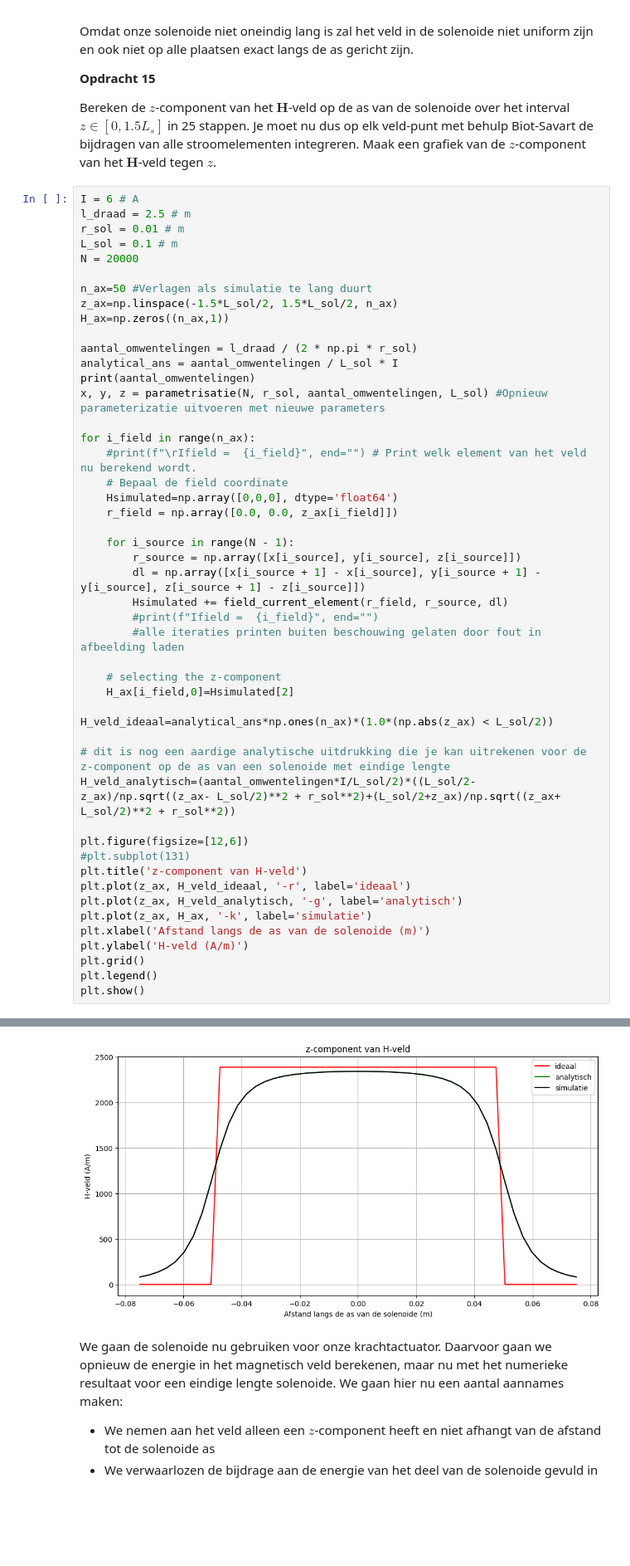
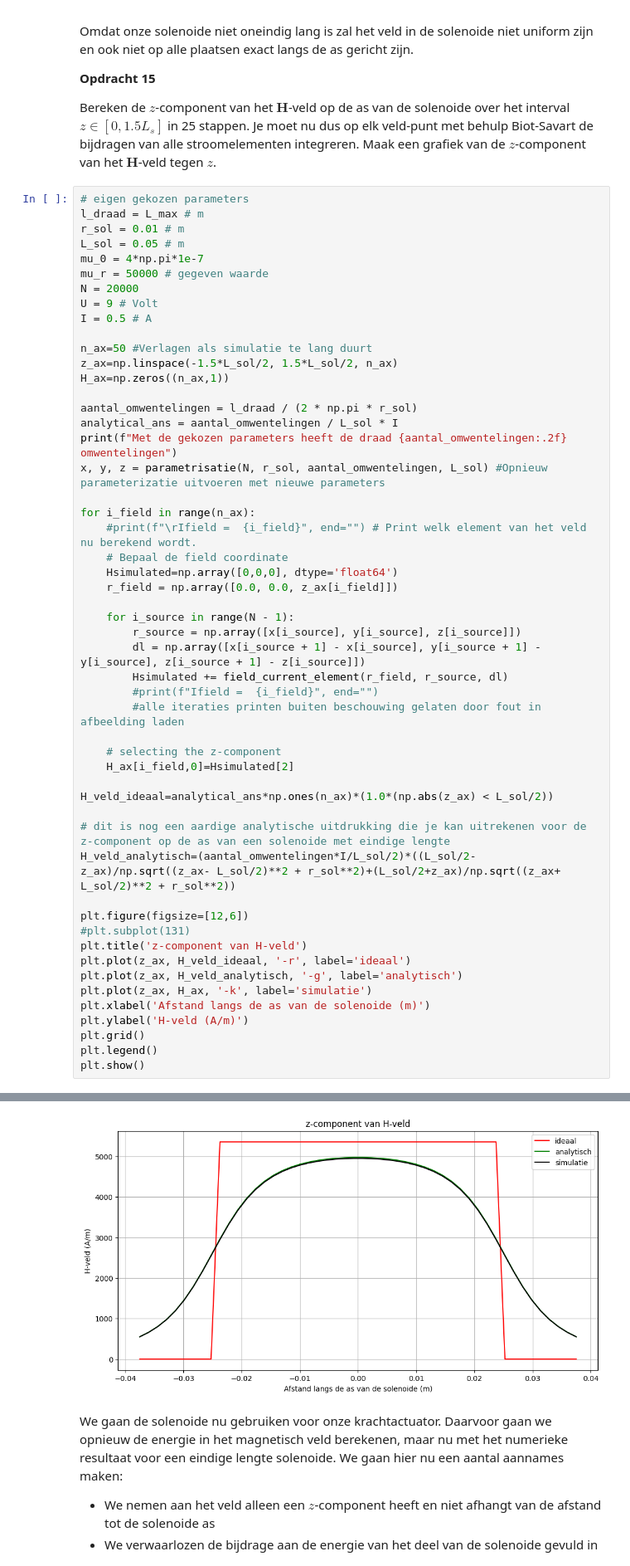
Before and after one commit to meesvanzeeland-ops/opdrachten-DEF-D, a Jupyter notebook: DigitaleOntwerpopdrachten/2KrachtactuatorOpdracht/Archive/KrachtactuatorOpdracht.ipynb, the cells around one changed output, grey strips where cells are left out. Shown at 83% size. Drawn from its saved outputs; the diff is of its cells as text; blank space fills up the shorter version.

```diff
--- a/DigitaleOntwerpopdrachten/2KrachtactuatorOpdracht/Archive/KrachtactuatorOpdracht.ipynb
+++ b/DigitaleOntwerpopdrachten/2KrachtactuatorOpdracht/Archive/KrachtactuatorOpdracht.ipynb
@@ -463,11 +463,15 @@ Omdat onze solenoide niet oneindig lang is zal het veld in de solenoide niet uni
 
 Bereken de $z$-component van het $\mathbf{H}$-veld op de as van de solenoide over het interval $z \in [0, 1.5L_s]$ in 25 stappen. Je moet nu dus op elk veld-punt met behulp Biot-Savart de bijdragen van alle stroomelementen integreren. Maak een grafiek van de $z$-component van het $\mathbf{H}$-veld tegen $z$.
 # %%
-I = 6 # A
-l_draad = 2.5 # m
+# eigen gekozen parameters
+l_draad = L_max # m
 r_sol = 0.01 # m
-L_sol = 0.1 # m
+L_sol = 0.05 # m
+mu_0 = 4*np.pi*1e-7
+mu_r = 50000 # gegeven waarde
 N = 20000
+U = 9 # Volt
+I = 0.5 # A
 
 n_ax=50 #Verlagen als simulatie te lang duurt
 z_ax=np.linspace(-1.5*L_sol/2, 1.5*L_sol/2, n_ax)
@@ -475,7 +479,7 @@ H_ax=np.zeros((n_ax,1))
 
 aantal_omwentelingen = l_draad / (2 * np.pi * r_sol)
 analytical_ans = aantal_omwentelingen / L_sol * I
-print(aantal_omwentelingen)
+print(f"Met de gekozen parameters heeft de draad {aantal_omwentelingen:.2f} omwentelingen")
 x, y, z = parametrisatie(N, r_sol, aantal_omwentelingen, L_sol) #Opnieuw parameterizatie uitvoeren met nieuwe parameters
 
 for i_field in range(n_ax):
@@ -515,4 +519,4 @@ plt.show()
-[figure, old version]
+[figure, new version]
 # %% [markdown]
 We gaan de solenoide nu gebruiken voor onze krachtactuator. Daarvoor gaan we opnieuw de energie in het magnetisch veld berekenen, maar nu met het numerieke resultaat voor een eindige lengte solenoide. We gaan hier nu een aantal aannames maken:
 * We nemen aan het veld alleen een $z$-component heeft en niet afhangt van de afstand tot de solenoide as
```
Also changed, not shown: parts of 8 cells of this notebook.
